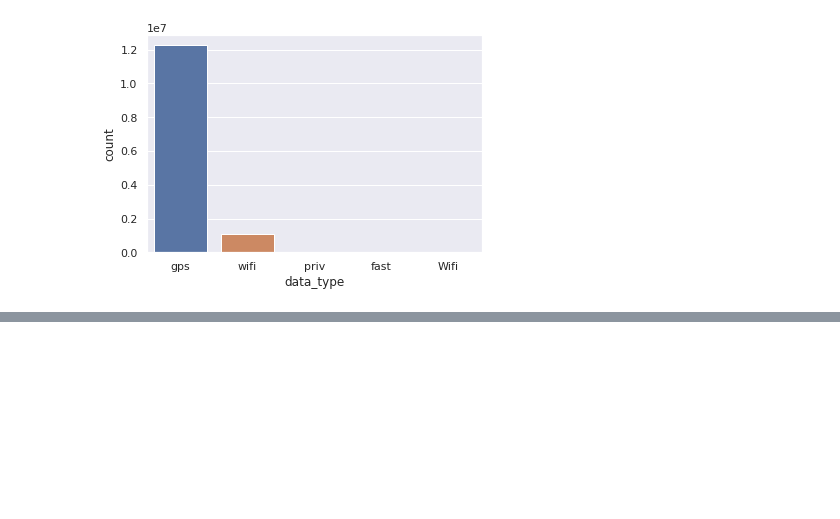
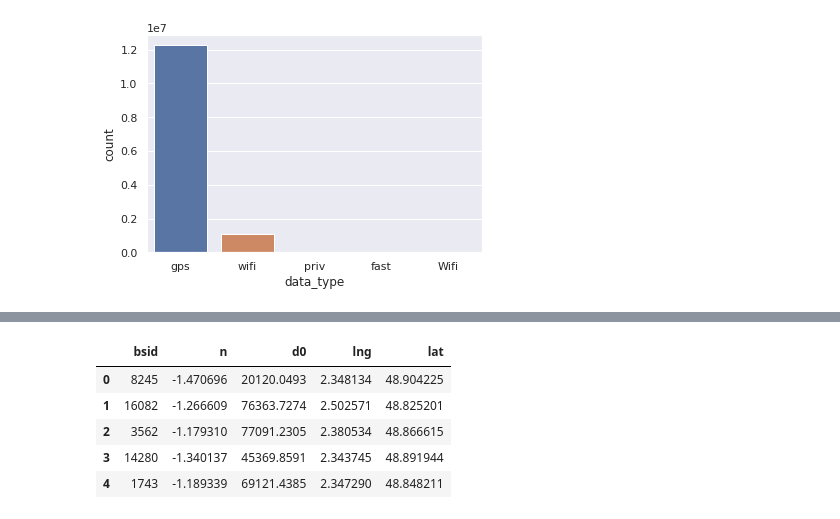
Before and after one commit to vcharvet/geoloc-challenge, a Jupyter notebook: notebooks/feature_exploration.ipynb, the cells around one changed output, grey strips where cells are left out. Cells and saved outputs as stored; diff of their text form; code cells hidden in the pictures; blank space fills up the shorter version.

```diff
--- a/notebooks/feature_exploration.ipynb
+++ b/notebooks/feature_exploration.ipynb
@@ -210,0 +295,11 @@ ValueError: max must be larger than min in range parameter.
+# %%
+df_bs_tot = df_rssi.merge(df_bs, on='bsid')
+
+df_bs_tot.head()
+# %% [output]
+|  | bsid | n | d0 | lng | lat |
+| 0 | 8245 | -1.470696 | 20120.0493 | 2.348134 | 48.904225 |
+| 1 | 16082 | -1.266609 | 76363.7274 | 2.502571 | 48.825201 |
+| 2 | 3562 | -1.179310 | 77091.2305 | 2.380534 | 48.866615 |
+| 3 | 14280 | -1.340137 | 45369.8591 | 2.343745 | 48.891944 |
+| 4 | 1743 | -1.189339 | 69121.4385 | 2.347290 | 48.848211 |
```
Also changed, not shown: parts of 24 cells of this notebook.
